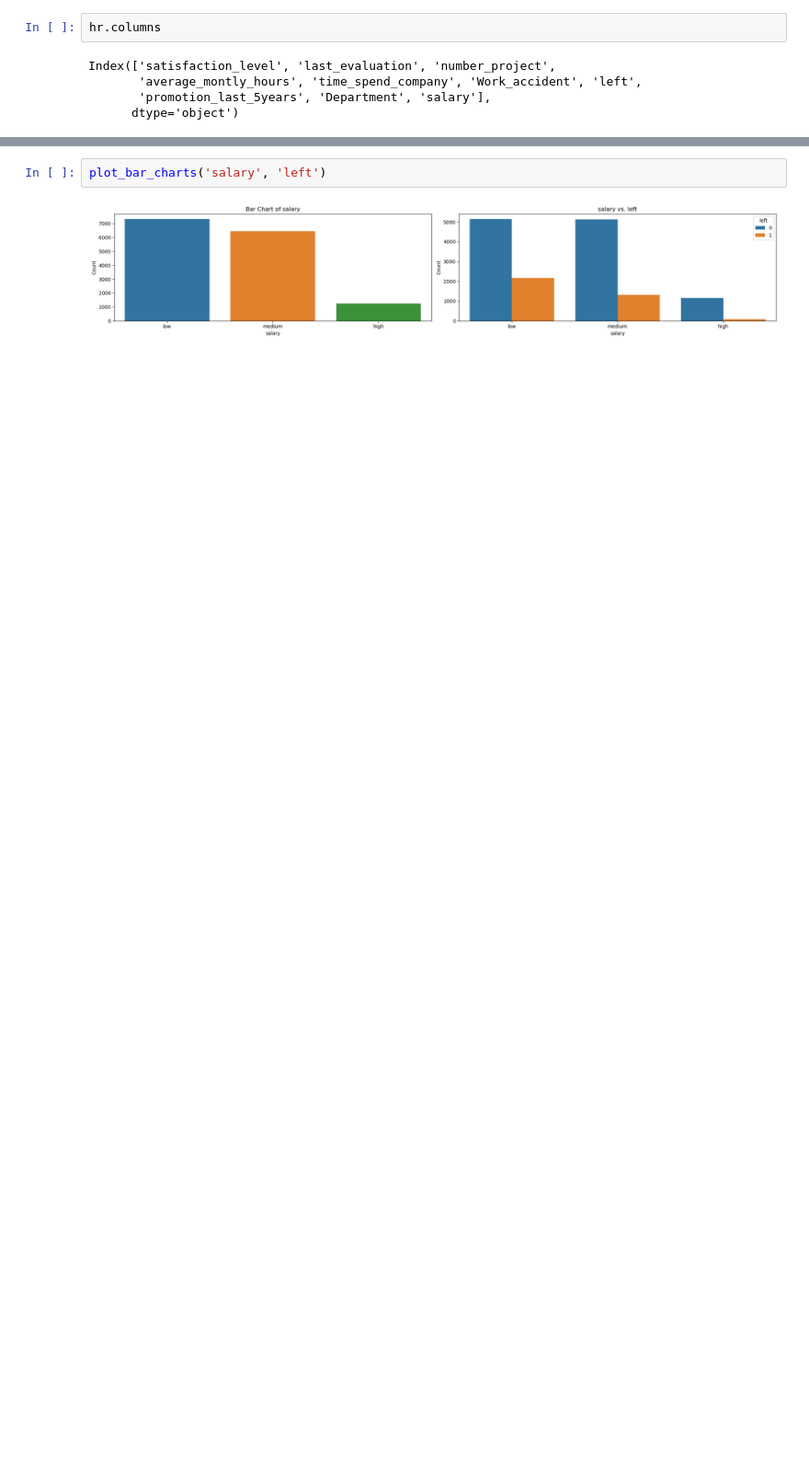
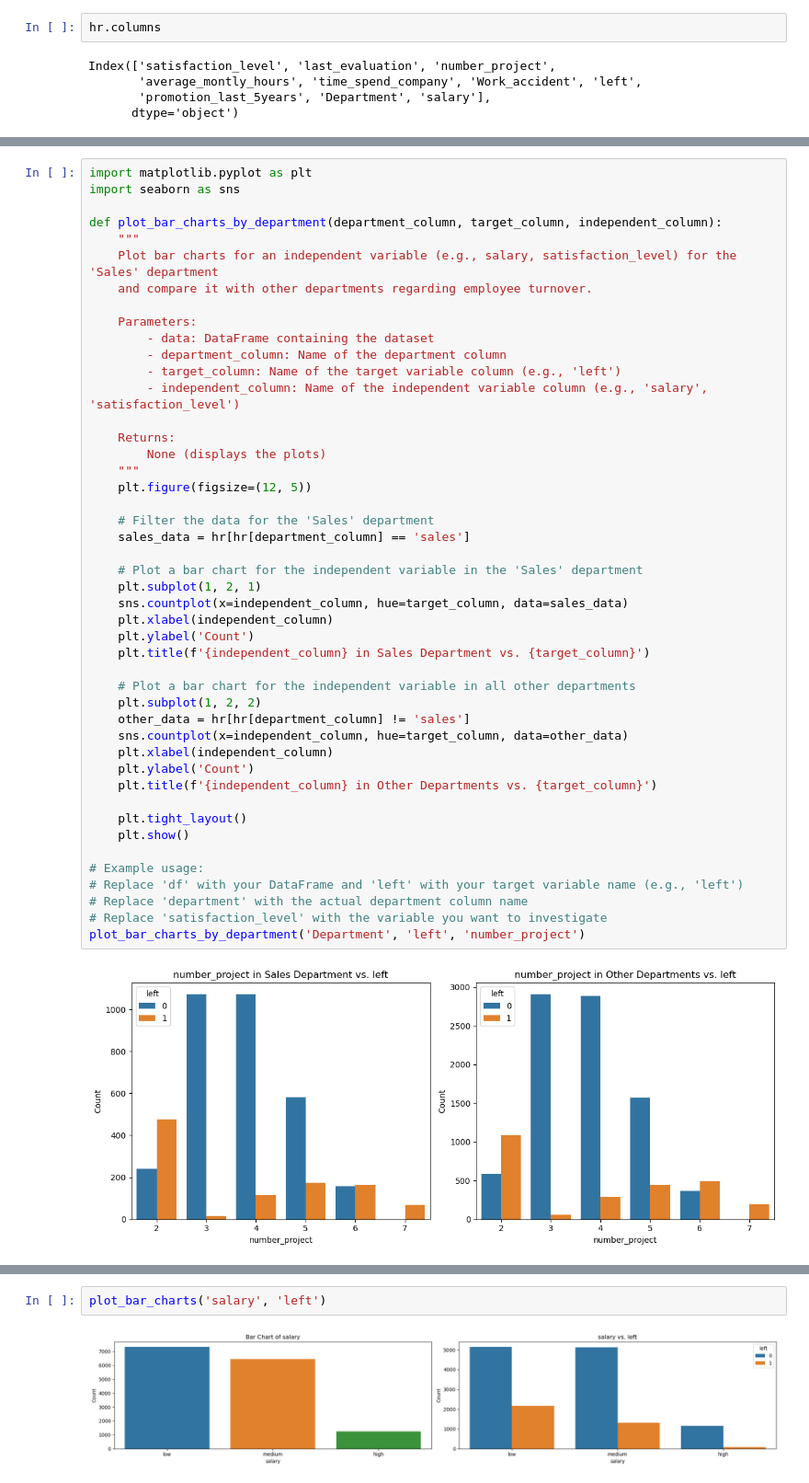
Before and after one commit to Emilly-Njue/HR-ANALYTICS, a Jupyter notebook: hr_analytics.ipynb, the cells around one changed output, grey strips where cells are left out. Shown at 92% size. Saved outputs shown, nothing was run; the diff lists cells and outputs as text; blank space fills up the shorter version.

Commit message:
SALES

```diff
--- a/hr_analytics.ipynb
+++ b/hr_analytics.ipynb
@@ -148,0 +153,48 @@ plot_bar_charts('Department', 'left')
+# %%
+import matplotlib.pyplot as plt
+import seaborn as sns
+
+def plot_bar_charts_by_department(department_column, target_column, independent_column):
+    """
+    Plot bar charts for an independent variable (e.g., salary, satisfaction_level) for the 'Sales' department
+    and compare it with other departments regarding employee turnover.
+
+    Parameters:
+        - data: DataFrame containing the dataset
+        - department_column: Name of the department column
+        - target_column: Name of the target variable column (e.g., 'left')
+        - independent_column: Name of the independent variable column (e.g., 'salary', 'satisfaction_level')
+
+    Returns:
+        None (displays the plots)
+    """
+    plt.figure(figsize=(12, 5))
+
+    # Filter the data for the 'Sales' department
+    sales_data = hr[hr[department_column] == 'sales']
+
+    # Plot a bar chart for the independent variable in the 'Sales' department
+    plt.subplot(1, 2, 1)
+    sns.countplot(x=independent_column, hue=target_column, data=sales_data)
+    plt.xlabel(independent_column)
+    plt.ylabel('Count')
+    plt.title(f'{independent_column} in Sales Department vs. {target_column}')
+
+    # Plot a bar chart for the independent variable in all other departments
+    plt.subplot(1, 2, 2)
+    other_data = hr[hr[department_column] != 'sales']
+    sns.countplot(x=independent_column, hue=target_column, data=other_data)
+    plt.xlabel(independent_column)
+    plt.ylabel('Count')
+    plt.title(f'{independent_column} in Other Departments vs. {target_column}')
+
+    plt.tight_layout()
+    plt.show()
+
+# Example usage:
+# Replace 'df' with your DataFrame and 'left' with your target variable name (e.g., 'left')
+# Replace 'department' with the actual department column name
+# Replace 'satisfaction_level' with the variable you want to investigate
+plot_bar_charts_by_department('Department', 'left', 'number_project')
+# %% [output]
+[figure, added]
```
Also changed, not shown: parts of 10 cells of this notebook.
